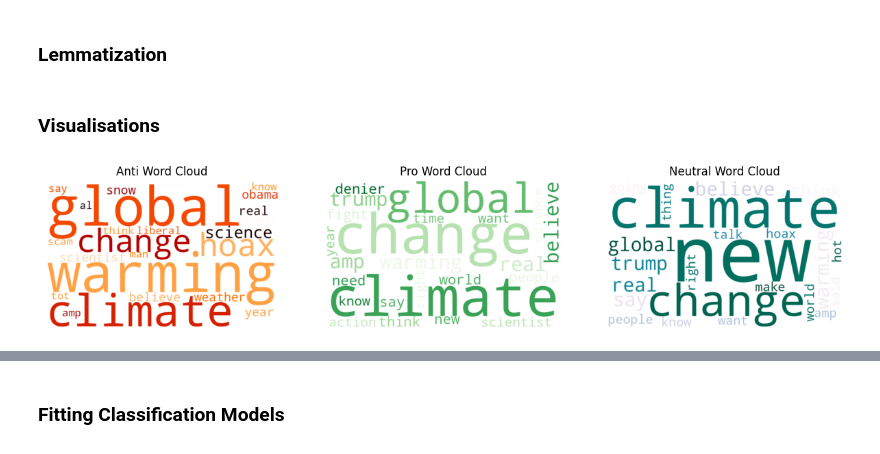
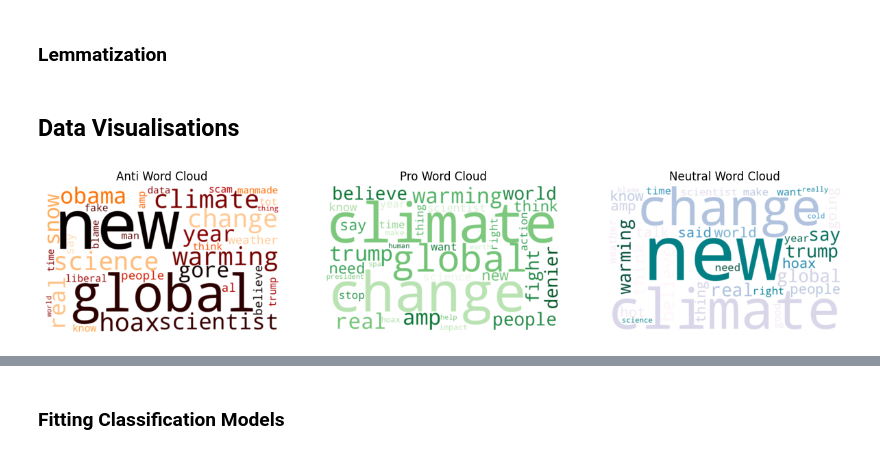
Before and after one commit to ramya1907/climate-change-tweets-analysis, a Jupyter notebook: climate_change_stance_analysis.ipynb, the cells around one changed output, grey strips where cells are left out. Drawn from its saved outputs; the diff is of its cells as text; code cells hidden in the pictures.

```diff
--- a/climate_change_stance_analysis.ipynb
+++ b/climate_change_stance_analysis.ipynb
@@ -74,3 +92,4 @@ import matplotlib.pyplot as plt
 # %%
 data_world_file_path = os.path.join("Dataset", "data_world.csv")
 kaggle_file_path = os.path.join("Dataset", "kaggle.csv")
+kaggle_2020_file_path = os.path.join("Dataset", "kaggle_2020.csv")
@@ -148,11 +156 @@ neutral_hashtags = extract_top_hashtags(df['og_tweet'][df['label'] == 0])
-# %%
-'''
-Initializing a dataframe to store tweets awaiting classification labels
-based on the selected model.
-'''
-test_df = df['og_tweet'].sample(n=7500, random_state=42)
-
-# Remove selected tweets from the DataFrame
-df = df.drop(test_df.index)
-test_df = test_df.reset_index(drop=True).to_frame(name='og_tweet')
 # %% [markdown]
@@ -238,8 +236,8 @@ def clean_tweet(tweet):
 
   return tweet
 # %%
-df['cleaned_tweet'] = df['og_tweet'].apply(clean_tweet)
-test_df['cleaned_tweet'] = test_df['og_tweet'].apply(clean_tweet)
+df['cleaned_tweet'] = df['tweet'].apply(clean_tweet)
+test_df['cleaned_tweet'] = test_df['tweet'].apply(clean_tweet)
 # %%
 # Remove duplicate tweets after pre-processing
 df = df.drop_duplicates(subset='cleaned_tweet', keep='first')
@@ -361,57 +345,56 @@ test_df.to_csv('test_data.csv', index=False, encoding='utf-8')
 # %% [markdown]
-### Visualisations
+## Data Visualisations
 # %%
-# Finding the 25 most commonly mentioned words for each sentiment label
+# Finding the 35 most commonly mentioned words for each stance label
 def calculate_word_frequency(text_corpus):
 
   tfidf_vectorizer = TfidfVectorizer(stop_words='english')
   word_matrix = tfidf_vectorizer.fit_transform(text_corpus)
+  feature_names = tfidf_vectorizer.get_feature_names_out()
 
-  tfidf_df = pd.DataFrame(word_matrix.toarray(), columns=tfidf_vectorizer.get_feature_names_out())
+  tfidf_df = pd.DataFrame(word_matrix.toarray(), columns=feature_names)
   top_words = tfidf_df.mean().sort_values(ascending=False).head(10)
-
-  top_words_df = pd.DataFrame()
 
   # Get mean TF-IDF score for each word across all documents
   mean_tfidf_scores = tfidf_df.mean()
 
   # Sort words based on their mean TF-IDF scores in descending order
-  top_words = mean_tfidf_scores.sort_values(ascending=False).head(25)
+  top_words = mean_tfidf_scores.sort_values(ascending=False).head(35)
   return top_words
-
-# Retrieving the top 25 words in each class
-pro_top_25 = calculate_word_frequency(df['lemma'][df['label']==1])
-anti_top_25 = calculate_word_frequency(df['lemma'][df['label']==-1])
-neutral_top_25 = calculate_word_frequency(df['lemma'][df['label']==0])
 # %%
+# Retrieving the top 35 words in each class
+pro_top_35 = calculate_word_frequency(df['lemma'][df['label']==1])
+anti_top_35 = calculate_word_frequency(df['lemma'][df['label']==-1])
+neutral_top_35 = calculate_word_frequency(df['lemma'][df['label']==0])
+
 # Turning the above variables into lists to use as data for wordclouds
-pro_list = ' '.join(pro_top_25.index)
-anti_list = ' '.join(anti_top_25.index)
-neutral_list = ' '.join(neutral_top_25.index)
+pro_list = ' '.join(pro_top_35.index)
+anti_list = ' '.join(anti_top_35.index)
+neutral_list = ' '.join(neutral_top_35.index)
 
 # Generating wordclouds
 anti_wc = WordCloud(background_color='white', colormap='gist_heat', width = 800, height = 500).generate(anti_list)
 pro_wc = WordCloud(background_color='white', colormap='Greens', width = 800, height = 500).generate(pro_list)
 neutral_wc = WordCloud(background_color='white', colormap='PuBuGn_r', width = 800, height = 500).generate(neutral_list)
 
 fig, axes = plt.subplots(1, 3, figsize=(15, 5))
 
 # Plot Anti Word Cloud
 axes[0].imshow(anti_wc, interpolation='bilinear')
 axes[0].set_title('Anti Word Cloud')
 axes[0].axis('off')
 
 # Plot Pro Word Cloud
 axes[1].imshow(pro_wc, interpolation='bilinear')
 axes[1].set_title('Pro Word Cloud')
 axes[1].axis('off')
 
 # Plot Neutral Word Cloud
 axes[2].imshow(neutral_wc, interpolation='bilinear')
 axes[2].set_title('Neutral Word Cloud')
 axes[2].axis('off')
 
 # Show the plot
 plt.show()
 # %% [output]
-[figure, old version]
+[figure, new version]
```
Also changed, not shown: parts of 57 cells of this notebook.
